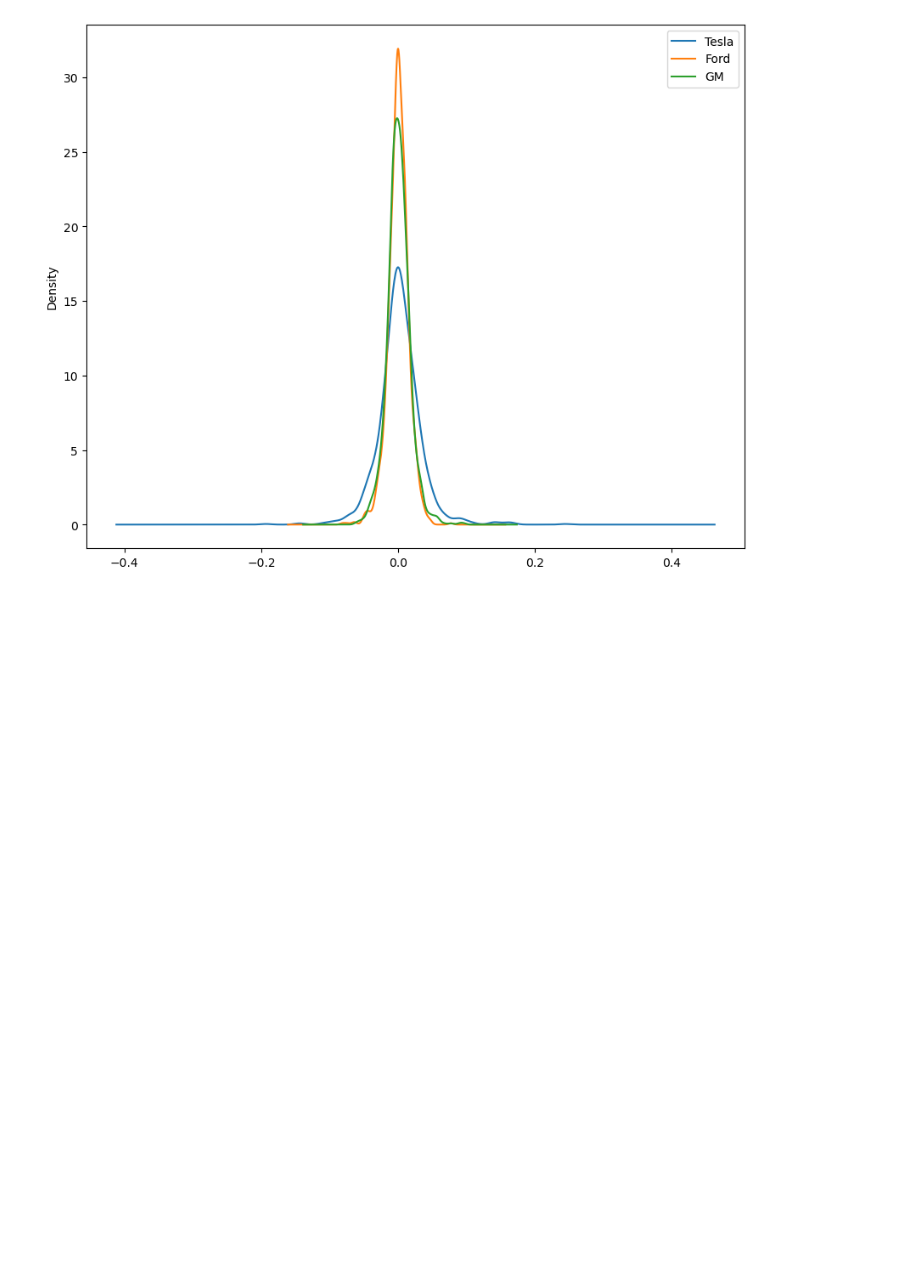
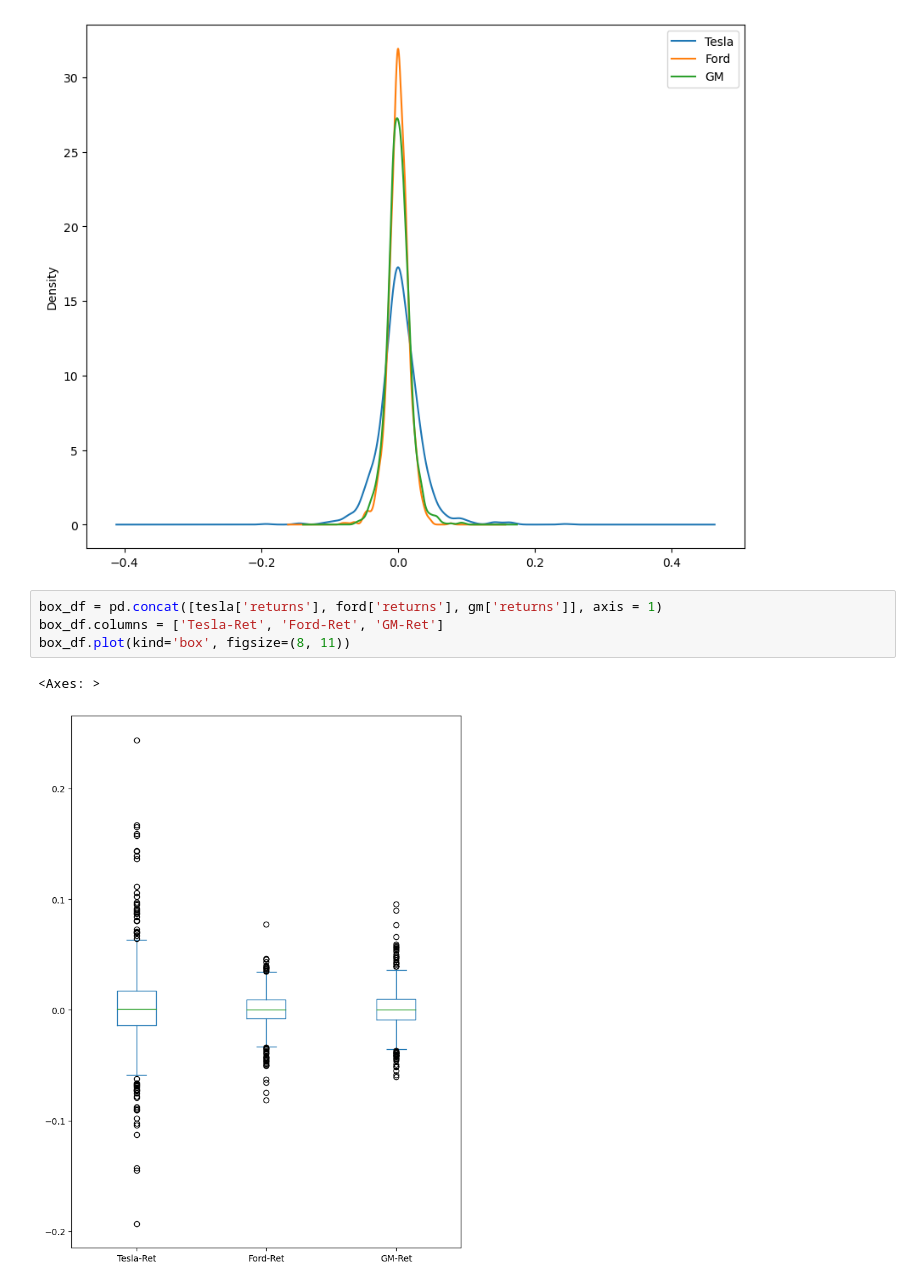
Before and after one commit to myk-francis/python-challenges-scripts, a Jupyter notebook: stock-markey-analysis/first-exercise.ipynb, the cells around one changed output. Cells and saved outputs as stored; diff of their text form; blank space fills up the shorter version.

Commit message:
Update: plot box

```diff
--- a/stock-markey-analysis/first-exercise.ipynb
+++ b/stock-markey-analysis/first-exercise.ipynb
@@ -85,3 +85,10 @@ gm['returns'].plot(kind='kde', label='GM', figsize=(10,8))
 plt.legend();
 # %% [output]
 [figure]
+# %%
+box_df = pd.concat([tesla['returns'], ford['returns'], gm['returns']], axis = 1)
+box_df.columns = ['Tesla-Ret', 'Ford-Ret', 'GM-Ret']
+box_df.plot(kind='box', figsize=(8, 11))
+# %% [output]
+<Axes: >
+[figure, added]
```
